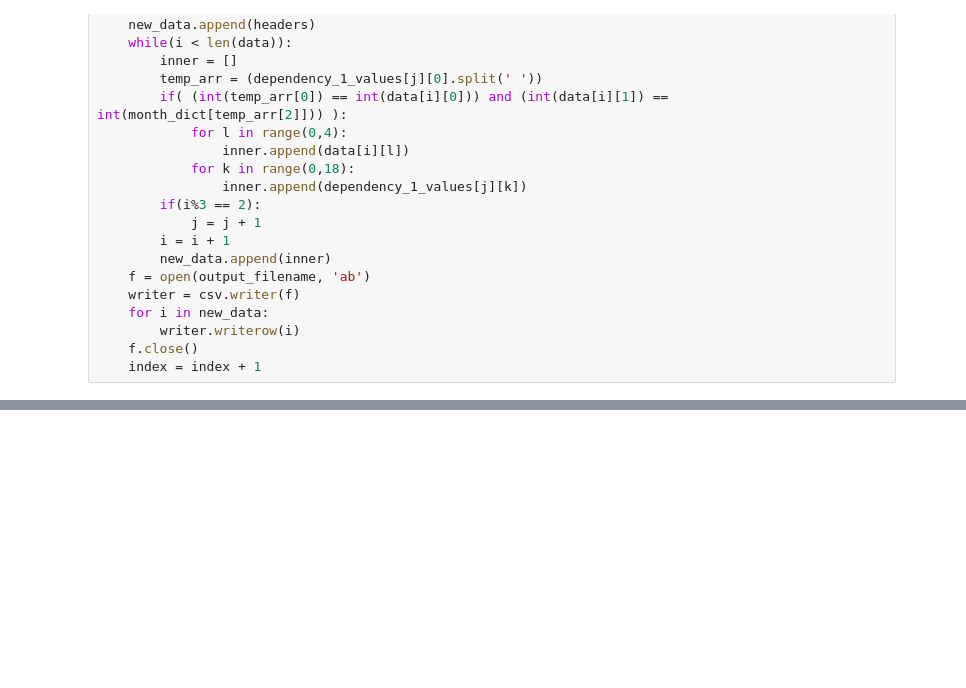
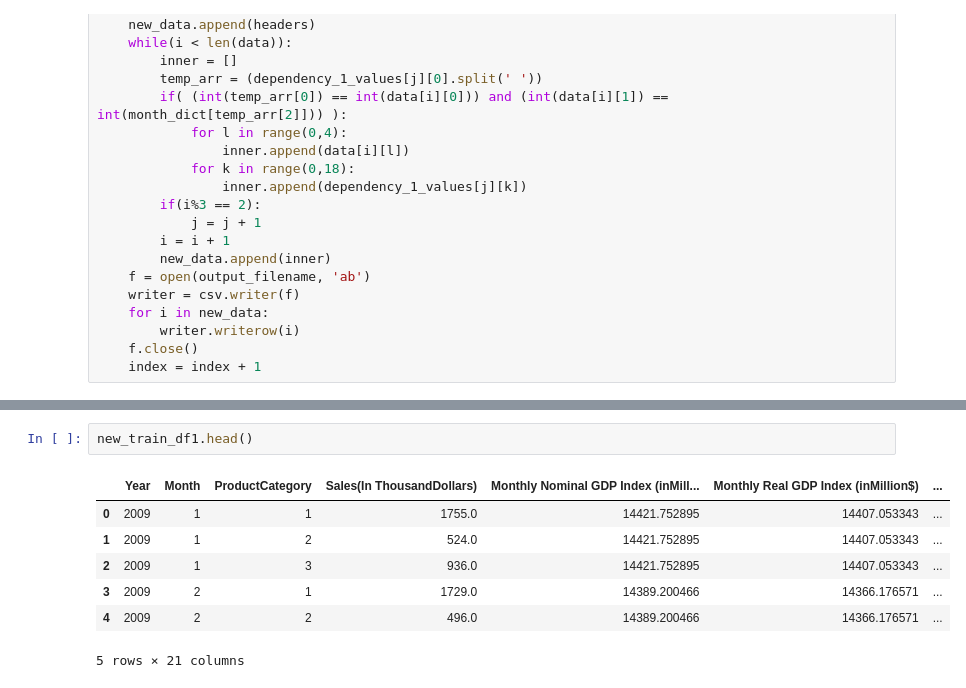
Before and after one commit to sravyaysk/Kaggle-Problems, a Jupyter notebook: retail case study/Time series Kaggle.ipynb, the cells around one changed output, grey strips where cells are left out. Saved outputs shown, nothing was run; the diff lists cells and outputs as text; blank space fills up the shorter version.

```diff
--- a/retail case study/Time series Kaggle.ipynb
+++ b/retail case study/Time series Kaggle.ipynb
@@ -133,0 +291,10 @@ for dataset in combine1:
+# %%
+new_train_df1.head()
+# %% [output]
+|  | Year | Month | ProductCategory | Sales(In ThousandDollars) | Monthly Nominal GDP Index (inMill... | Monthly Real GDP Index (inMillion$) | ... |
+| 0 | 2009 | 1 | 1 | 1755.0 | 14421.752895 | 14407.053343 | ... |
+| 1 | 2009 | 1 | 2 | 524.0 | 14421.752895 | 14407.053343 | ... |
+| 2 | 2009 | 1 | 3 | 936.0 | 14421.752895 | 14407.053343 | ... |
+| 3 | 2009 | 2 | 1 | 1729.0 | 14389.200466 | 14366.176571 | ... |
+| 4 | 2009 | 2 | 2 | 496.0 | 14389.200466 | 14366.176571 | ... |
+5 rows × 21 columns
```
Also changed, not shown: parts of 17 cells of this notebook.
